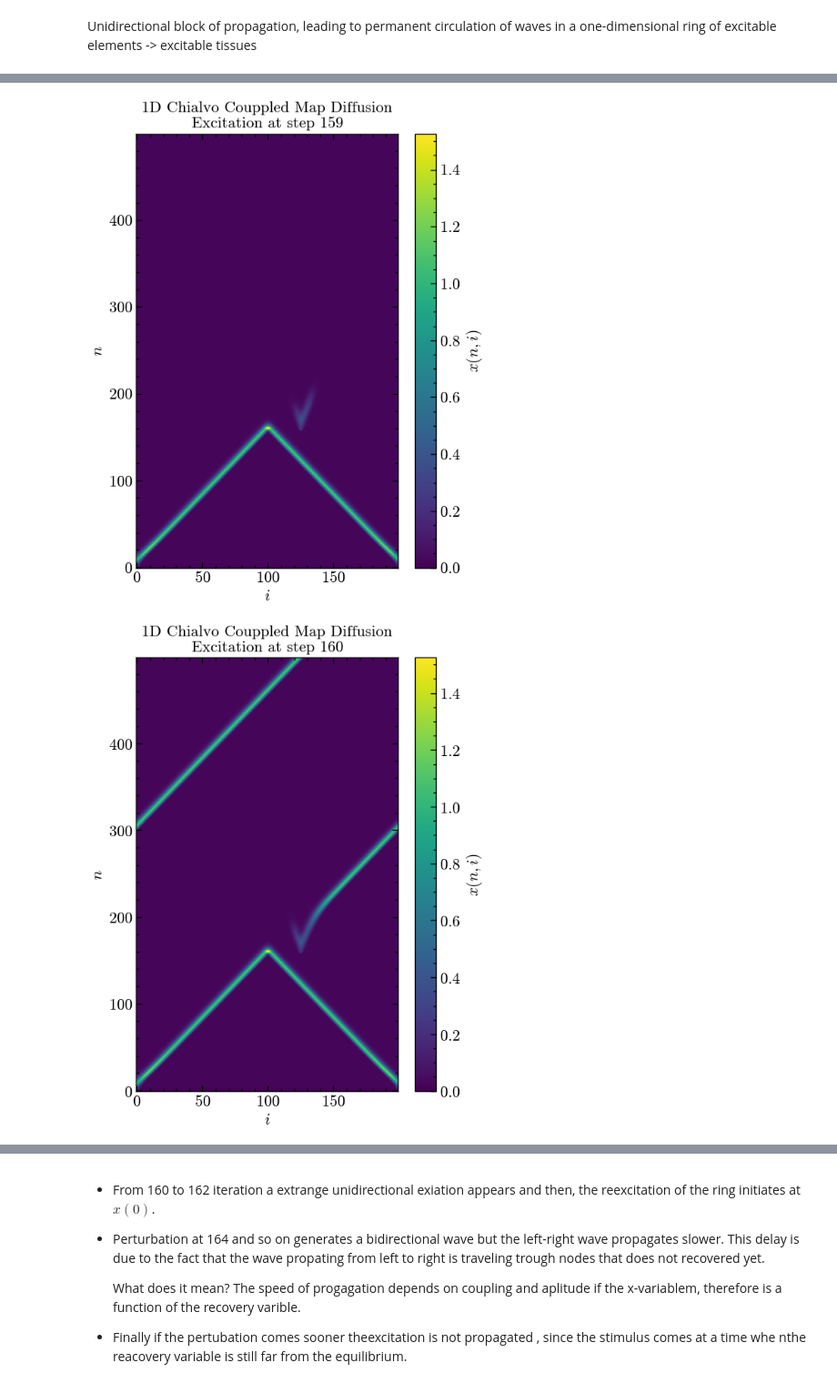
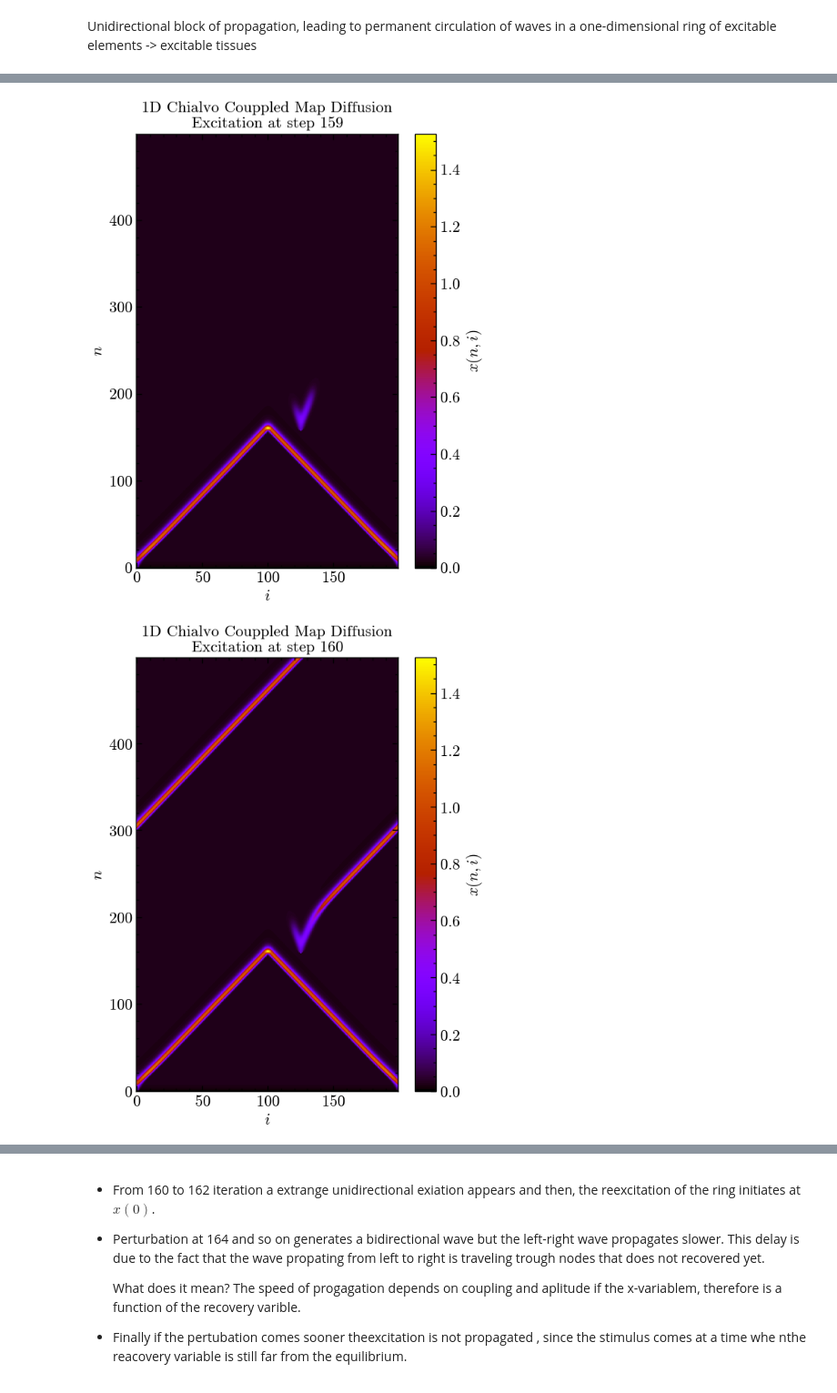
Before and after one commit to alanPalma25/complex_systems, a Jupyter notebook: final_project/chialvo_map.ipynb, the cells around one changed output, grey strips where cells are left out. Shown at 91% size. Drawn from its saved outputs; the diff is of its cells as text; code cells hidden in the pictures.

```diff
--- a/final_project/chialvo_map.ipynb
+++ b/final_project/chialvo_map.ipynb
@@ -1039,7 +1039,7 @@ diff_1D_f11 = Diffusion1DChialvo(L=L_f11, d=0.4, a=a_f11, b=b_f11, c=c_f11, k=k_
 # Initial condition: small perturbation at the beginning of the lattice
 x0_f11 = np.zeros(L_f11)
 x0_f11[0] = 0.3  # Small perturbation
-trajectory_diff_f11 = diff_1D_f11.run(x0=x0_f11, t_ext=200, x_idx=125)
+trajectory_diff_f11 = diff_1D_f11.run(x0=x0_f11, t_ext=115, x_idx=125)
 # %%
 # Cmap of the diffusion process
 plt.figure(figsize=(6, 8))
@@ -1054,30 +1054,30 @@ plt.show()
 # %%
 # Define parameters for diffusion simulation
 L_f11 = 200
 a_f11 = 0.89
 b_f11 = 0.6
 c_f11 = 0.28
 k_f11 = 0.02
 T_f11 = 500
 x_idx_f11 = 125
 
 for t_ext_f11 in range(159, 162 +1):
 
     diff_1D_f11 = Diffusion1DChialvo(L=L_f11, d=0.4, a=a_f11, b=b_f11, c=c_f11, k=k_f11, T=T_f11)
     # Initial condition: small perturbation at the beginning of the lattice
     x0_f11 = np.zeros(L_f11)
     x0_f11[0] = 0.3  # Small perturbation
     trajectory_diff_f11 = diff_1D_f11.run(x0=x0_f11, t_ext=t_ext_f11, x_idx=x_idx_f11)
 
     # Cmap of the diffusion process
     plt.figure(figsize=(6, 8))
-    plt.imshow(trajectory_diff_f11, aspect='auto', cmap='viridis', origin='lower')
+    plt.imshow(trajectory_diff_f11, aspect='auto', cmap='gnuplot', origin='lower')
     plt.colorbar(label=r'$x(n,i)$')
     plt.xlabel(r'$i$')
     plt.ylabel(r'$n$')
     plt.title('1D Chialvo Couppled Map Diffusion' +
               f'\nExcitation at step {t_ext_f11}')
     plt.show()
 # %% [output]
-[figure, old version]
+[figure, new version]
-[figure, old version]
+[figure, new version]
```
Also changed, not shown: parts of 33 cells of this notebook, 3 other files.
